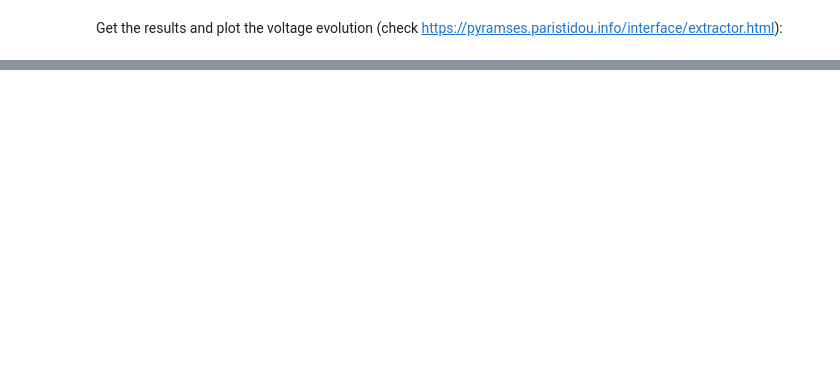
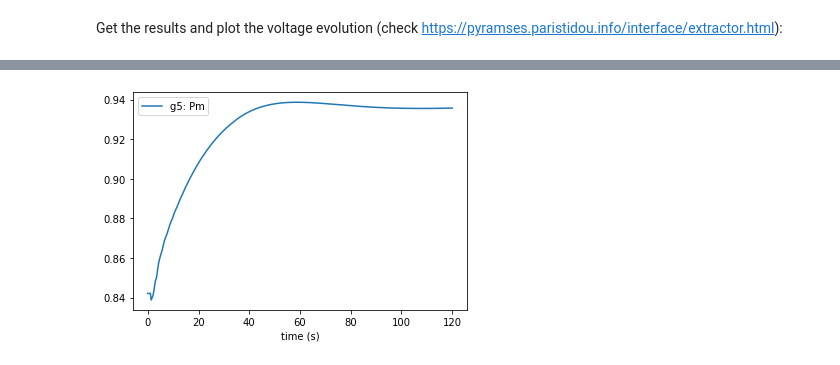
Before and after one commit to SPS-L/Nordic_JhubStart, a Jupyter notebook: Execute.ipynb, the cells around one changed output, grey strips where cells are left out. Saved outputs shown, nothing was run; the diff lists cells and outputs as text; code cells hidden in the pictures; blank space fills up the shorter version.

```diff
--- a/Execute.ipynb
+++ b/Execute.ipynb
@@ -74,0 +81,4 @@ ext = pyramses.extractor(case.getTrj())
+# %%
+ext.getTor('g5').Pm.plot()
+# %% [output]
+[figure, added]
```
Also changed, not shown: parts of 11 cells of this notebook, 4 other files.
